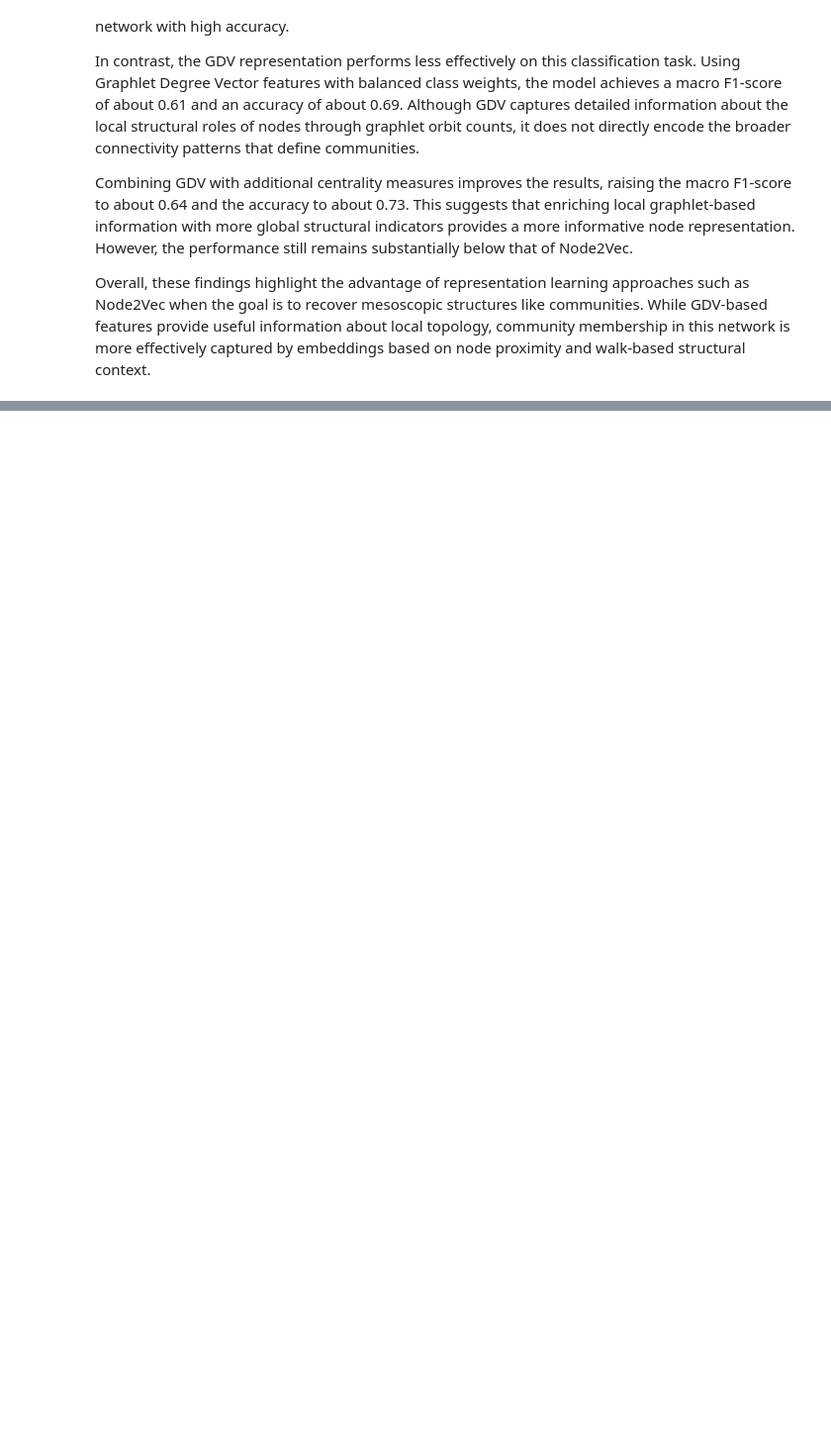
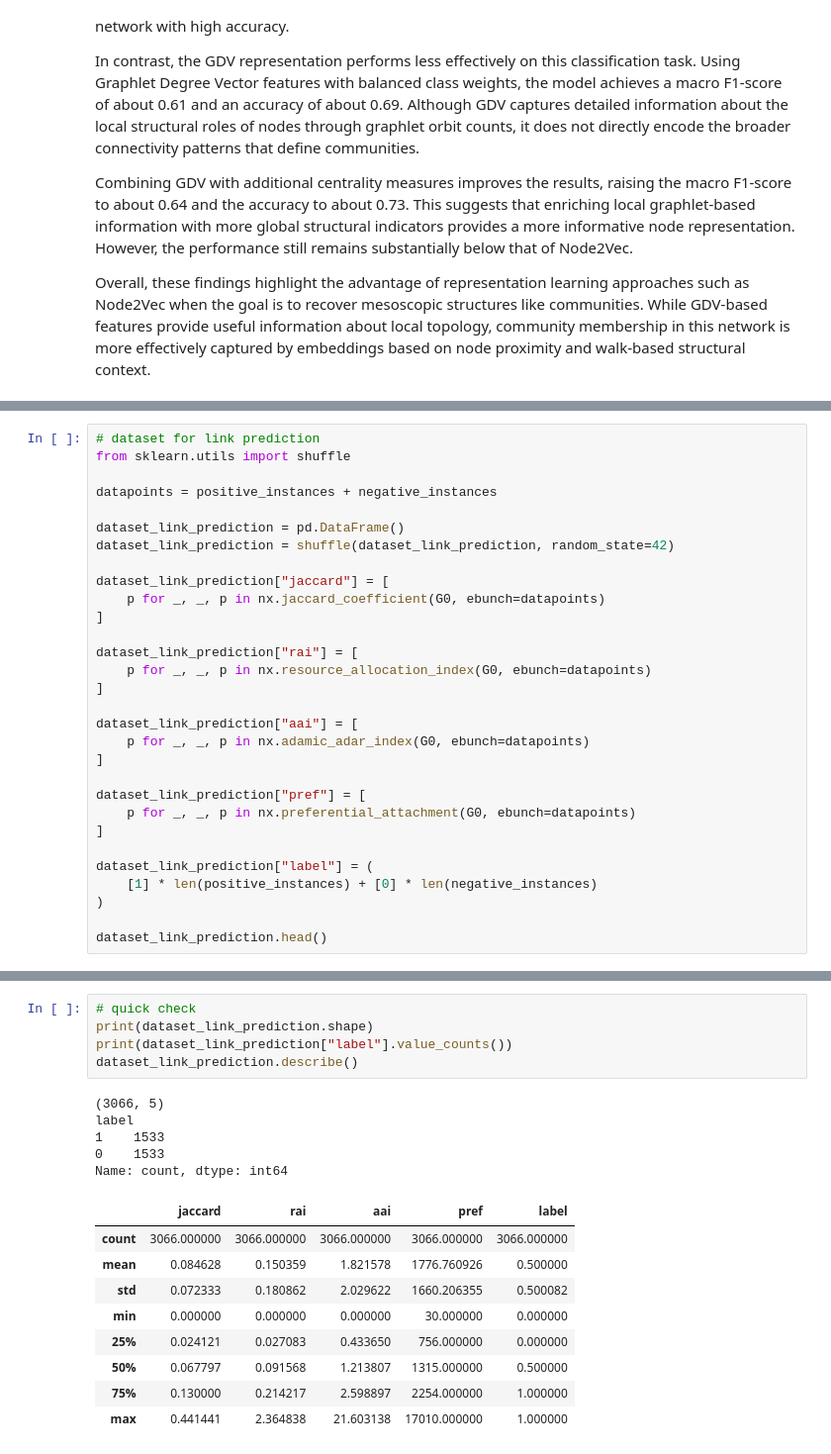
Before and after one commit to leilacielok/network_analysis, a Jupyter notebook: network_analysis.ipynb, the cells around one changed output, grey strips where cells are left out. Shown at 99% size. Drawn from its saved outputs; the diff is of its cells as text; blank space fills up the shorter version.

```diff
--- a/network_analysis.ipynb
+++ b/network_analysis.ipynb
@@ -1546,0 +1619,30 @@ Overall, these findings highlight the advantage of representation learning appro
+# %%
+# dataset for link prediction
+from sklearn.utils import shuffle
+
+datapoints = positive_instances + negative_instances
+
+dataset_link_prediction = pd.DataFrame()
+dataset_link_prediction = shuffle(dataset_link_prediction, random_state=42)
+
+dataset_link_prediction["jaccard"] = [
+    p for _, _, p in nx.jaccard_coefficient(G0, ebunch=datapoints)
+]
+
+dataset_link_prediction["rai"] = [
+    p for _, _, p in nx.resource_allocation_index(G0, ebunch=datapoints)
+]
+
+dataset_link_prediction["aai"] = [
+    p for _, _, p in nx.adamic_adar_index(G0, ebunch=datapoints)
+]
+
+dataset_link_prediction["pref"] = [
+    p for _, _, p in nx.preferential_attachment(G0, ebunch=datapoints)
+]
+
+dataset_link_prediction["label"] = (
+    [1] * len(positive_instances) + [0] * len(negative_instances)
+)
+
+dataset_link_prediction.head()
@@ -1546,0 +1656,20 @@ Overall, these findings highlight the advantage of representation learning appro
+# %%
+# quick check
+print(dataset_link_prediction.shape)
+print(dataset_link_prediction["label"].value_counts())
+dataset_link_prediction.describe()
+# %% [output]
+(3066, 5)
+label
+1    1533
+0    1533
+Name: count, dtype: int64
+|  | jaccard | rai | aai | pref | label |
+| count | 3066.000000 | 3066.000000 | 3066.000000 | 3066.000000 | 3066.000000 |
+| mean | 0.084628 | 0.150359 | 1.821578 | 1776.760926 | 0.500000 |
+| std | 0.072333 | 0.180862 | 2.029622 | 1660.206355 | 0.500082 |
+| min | 0.000000 | 0.000000 | 0.000000 | 30.000000 | 0.000000 |
+| 25% | 0.024121 | 0.027083 | 0.433650 | 756.000000 | 0.000000 |
+| 50% | 0.067797 | 0.091568 | 1.213807 | 1315.000000 | 0.500000 |
+| 75% | 0.130000 | 0.214217 | 2.598897 | 2254.000000 | 1.000000 |
+| max | 0.441441 | 2.364838 | 21.603138 | 17010.000000 | 1.000000 |
```
Also changed, not shown: parts of 20 cells of this notebook.
